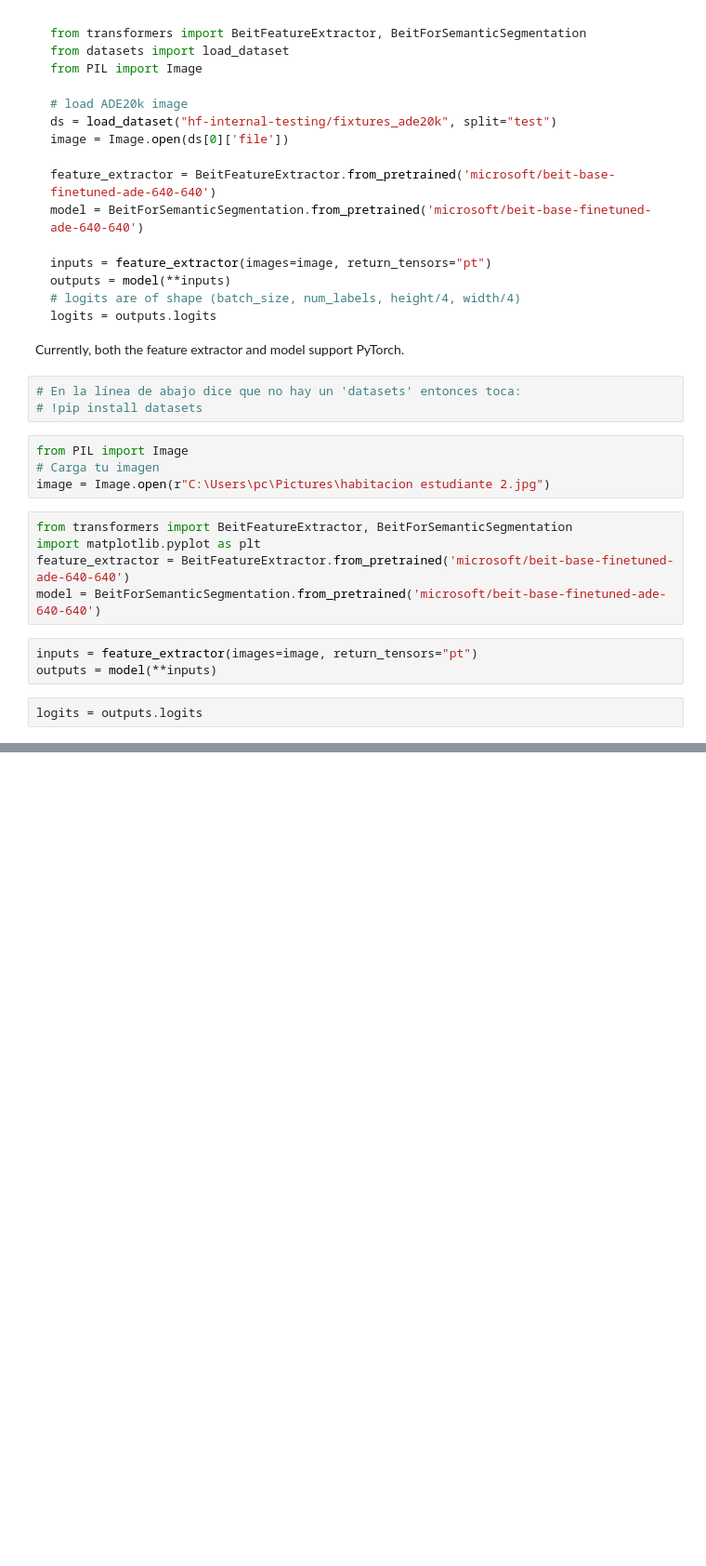
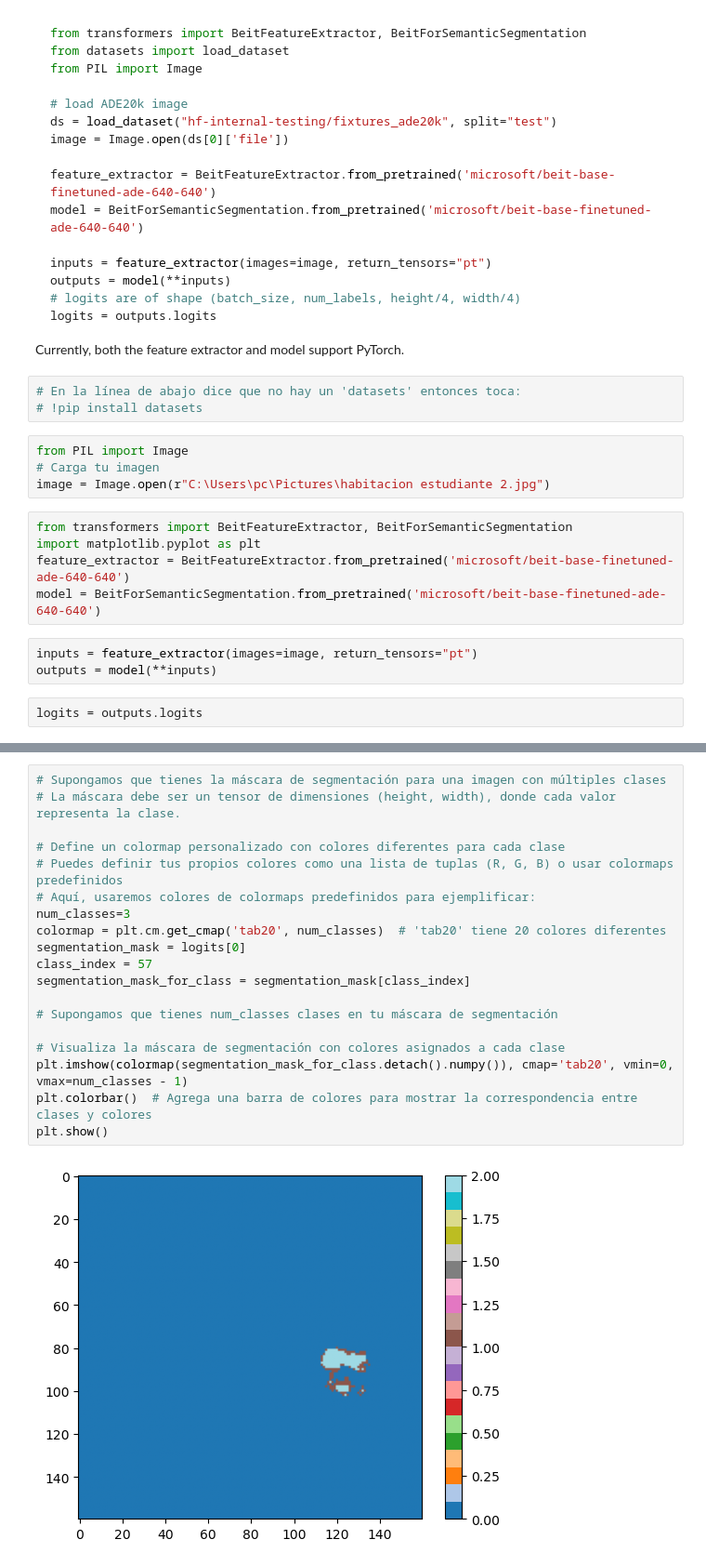
Before and after one commit to ValentyRT/Ingenier-a-de-Prompt-ECI, a Jupyter notebook: Prompt - Segmentador MS.ipynb, the cells around one changed output, grey strips where cells are left out. Shown at 93% size. Cells and saved outputs as stored; diff of their text form; blank space fills up the shorter version.

```diff
--- a/Prompt - Segmentador MS.ipynb
+++ b/Prompt - Segmentador MS.ipynb
@@ -107,0 +161,21 @@ plt.show()
+# %%
+# Supongamos que tienes la máscara de segmentación para una imagen con múltiples clases
+# La máscara debe ser un tensor de dimensiones (height, width), donde cada valor representa la clase.
+
+# Define un colormap personalizado con colores diferentes para cada clase
+# Puedes definir tus propios colores como una lista de tuplas (R, G, B) o usar colormaps predefinidos
+# Aquí, usaremos colores de colormaps predefinidos para ejemplificar:
+num_classes=3
+colormap = plt.cm.get_cmap('tab20', num_classes)  # 'tab20' tiene 20 colores diferentes
+segmentation_mask = logits[0]
+class_index = 57
+segmentation_mask_for_class = segmentation_mask[class_index]
+
+# Supongamos que tienes num_classes clases en tu máscara de segmentación
+
+# Visualiza la máscara de segmentación con colores asignados a cada clase
+plt.imshow(colormap(segmentation_mask_for_class.detach().numpy()), cmap='tab20', vmin=0, vmax=num_classes - 1)
+plt.colorbar()  # Agrega una barra de colores para mostrar la correspondencia entre clases y colores
+plt.show()
+# %% [output]
+[figure, added]
```
Also changed, not shown: parts of 8 cells of this notebook.
